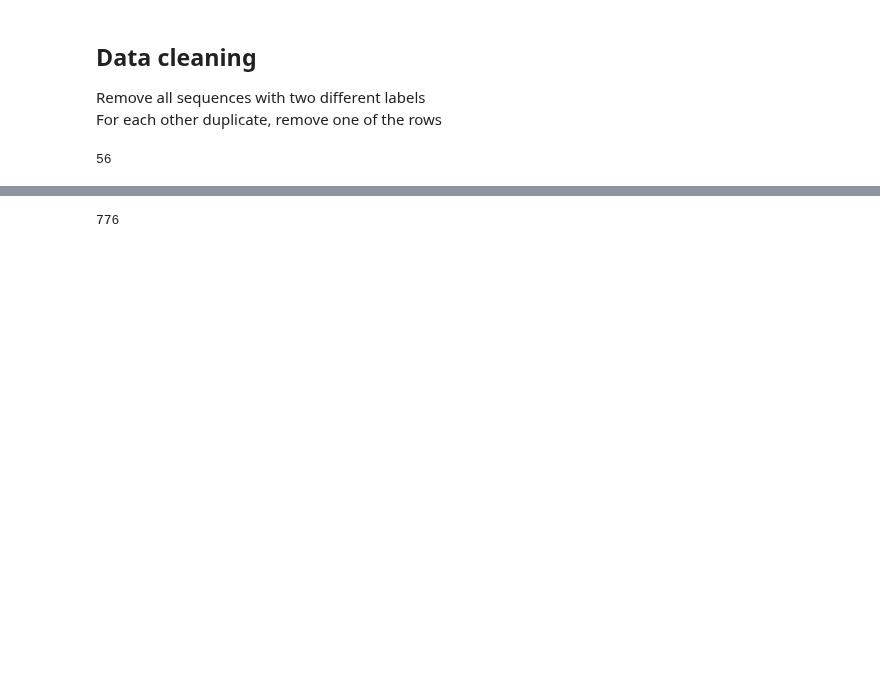
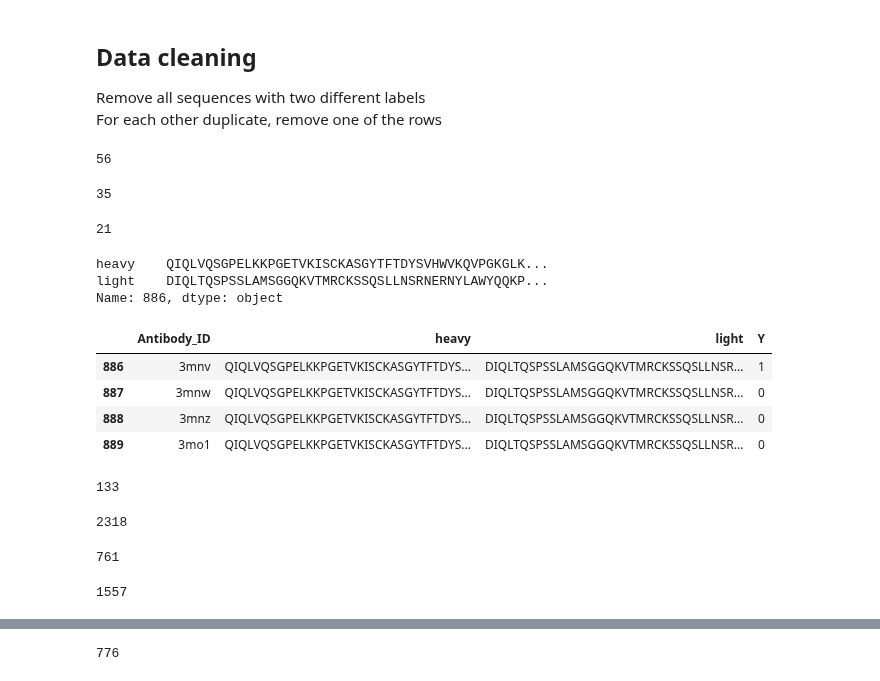
Before and after one commit to kvetab/di-pred, a Jupyter notebook: notebooks/data_processing/02-data_cleaning.ipynb, the cells around one changed output, grey strips where cells are left out. Cells and saved outputs as stored; diff of their text form; code cells hidden in the pictures; blank space fills up the shorter version.

```diff
--- a/notebooks/data_processing/02-data_cleaning.ipynb
+++ b/notebooks/data_processing/02-data_cleaning.ipynb
@@ -72,3 +72,27 @@ mism = dup[~dup.index.isin(dup_lab.index)]
 len(mism)
 # %% [output]
 56
+# %%
+# Number of distinct antibodies in the mism group
+len(mism.drop_duplicates(["heavy", "light"]))
+# %% [output]
+35
+# %%
+len(mism[mism.duplicated(["heavy", "light"])])
+# %% [output]
+21
+# %%
+ab = mism[["heavy", "light"]].iloc[23]
+ab
+# %% [output]
+heavy    QIQLVQSGPELKKPGETVKISCKASGYTFTDYSVHWVKQVPGKGLK...
+light    DIQLTQSPSSLAMSGGQKVTMRCKSSQSLLNSRNERNYLAWYQQKP...
+Name: 886, dtype: object
+# %%
+chen_data[(chen_data["heavy"] == ab["heavy"]) & (chen_data["light"] == ab["light"])]
+# %% [output]
+|  | Antibody_ID | heavy | light | Y |
+| 886 | 3mnv | QIQLVQSGPELKKPGETVKISCKASGYTFTDYS... | DIQLTQSPSSLAMSGGQKVTMRCKSSQSLLNSR... | 1 |
+| 887 | 3mnw | QIQLVQSGPELKKPGETVKISCKASGYTFTDYS... | DIQLTQSPSSLAMSGGQKVTMRCKSSQSLLNSR... | 0 |
+| 888 | 3mnz | QIQLVQSGPELKKPGETVKISCKASGYTFTDYS... | DIQLTQSPSSLAMSGGQKVTMRCKSSQSLLNSR... | 0 |
+| 889 | 3mo1 | QIQLVQSGPELKKPGETVKISCKASGYTFTDYS... | DIQLTQSPSSLAMSGGQKVTMRCKSSQSLLNSR... | 0 |
@@ -74,0 +103,17 @@ len(mism)
+# %%
+len(indices)
+# %% [output]
+133
+# %%
+no_conflicts = chen_data.drop(indices)
+len(chen_data.drop(indices))
+# %% [output]
+2318
+# %%
+len(no_conflicts[no_conflicts.duplicated(["heavy", "light"])])
+# %% [output]
+761
+# %%
+len(no_conflicts.drop_duplicates(["heavy", "light"]))
+# %% [output]
+1557
```
Also changed, not shown: parts of 8 cells of this notebook, 1 other file.
